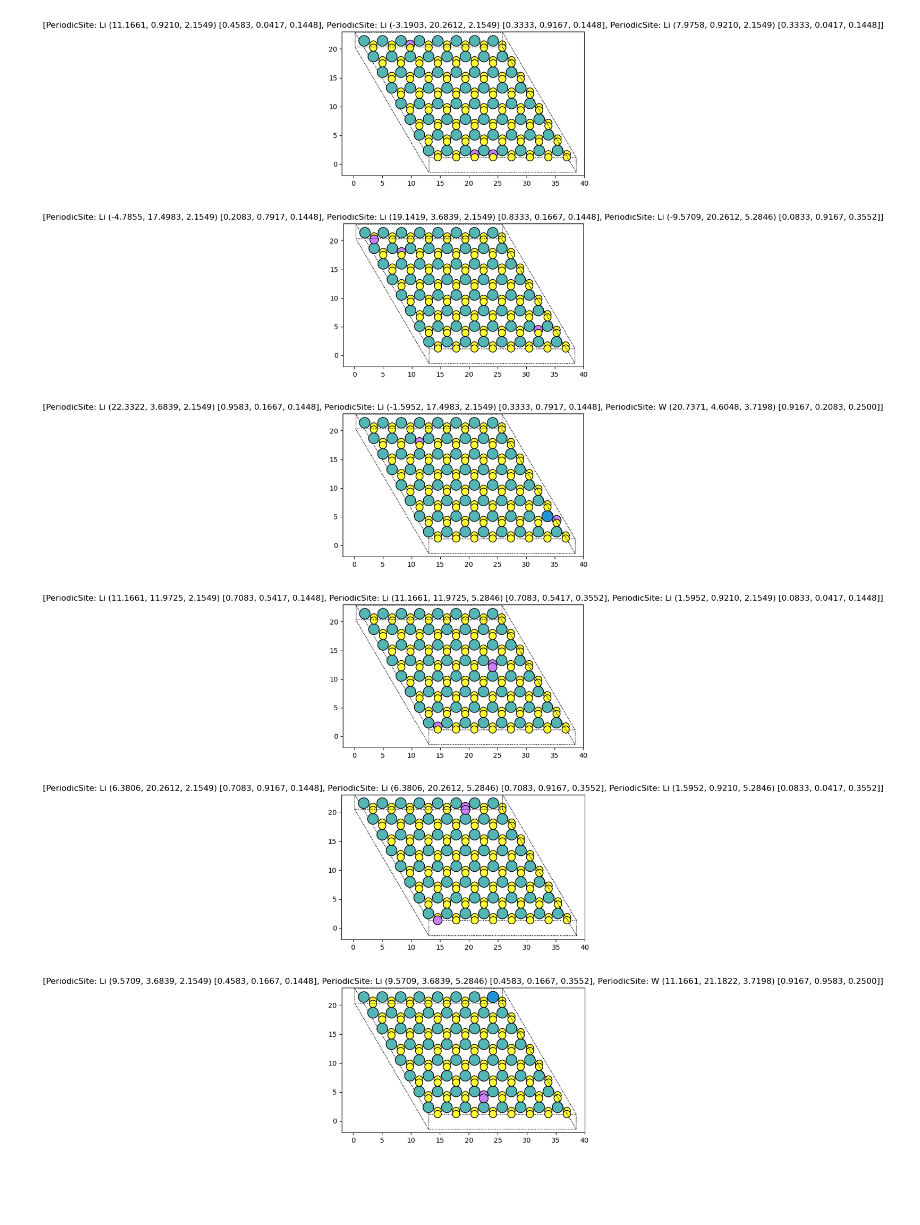
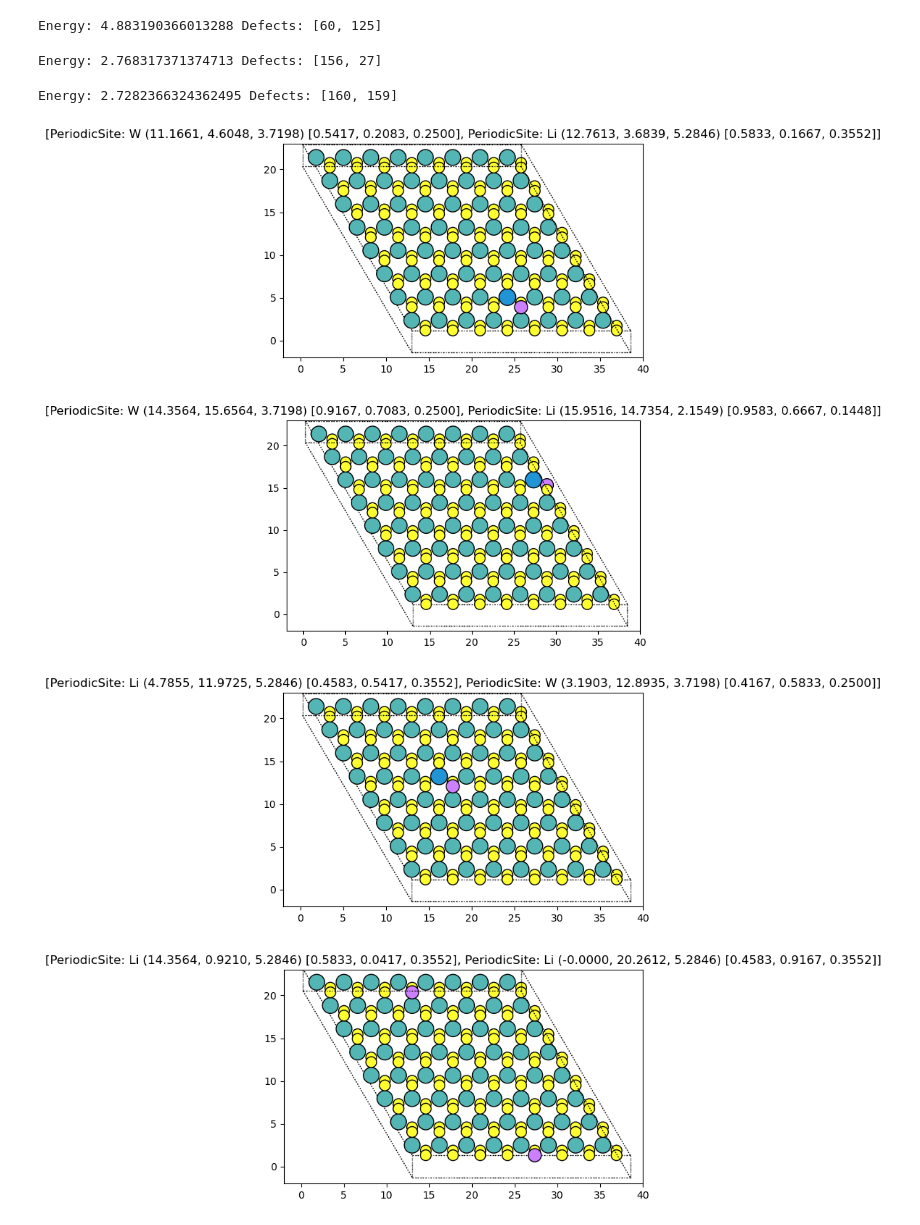
Before and after one commit to AndreyLebedinskiy/symbolic-regression-for-2d-materials, a Jupyter notebook: Get_coords.ipynb, the cells around one changed output. Drawn from its saved outputs; the diff is of its cells as text; code cells hidden in the pictures; blank space fills up the shorter version.

```diff
--- a/Get_coords.ipynb
+++ b/Get_coords.ipynb
@@ -154,14 +135,40 @@ def threeDefects(energy, dataBegin, elements):
+# %%
+def applyDefects(current_e, defects):
+
+    emptySructure = pd.read_pickle('emptydata.pkl')
+    emptySructure = emptySructure.iloc[0]
+    emptySructure.defect_representation.clear()
+
+    print("Energy:", current_e, "Defects:", defects)
+    for i in range(len(defects)):
+        if defects[i] < 64:
+            emptySructure.initial_structure.replace(defects[i], Element('W'))
+        else:
+            emptySructure.initial_structure.replace(defects[i], Element('Li'))
+        emptySructure.defect_representation.append(emptySructure.initial_structure[defects[i]].species,
+                                                   emptySructure.initial_structure[defects[i]].frac_coords)
+    return emptySructure
 # %%
 dataBegin = pd.read_pickle('emptydata.pkl')
 dataBegin = dataBegin.iloc[0]
 dataBegin.defect_representation.clear()
 
-energy = float(input())  #expected energy
-number_of_defects = int(input()) #amount of defects used
-elements = ['l1S','l2S','Mo']
+elements = ['l1S','l2S','Mo'] #l1S, l2S - S vacancies from lower and higher lvls respectfuly
+
+energy = float(input("Expected formation energy: "))
+number_of_defects = int(input("Number of defects: "))
+number_of_examples = int(input("How many examples: ")) #for 2 defects - < 9, for 3 - < 15
 
 if number_of_defects == 2:
-    twoDefects(energy, dataBegin, elements)
+    defects = twoDefects(energy, dataBegin, elements)
 elif number_of_defects == 3:
-    threeDefects(energy, dataBegin, elements)
+    defects = threeDefects(energy, dataBegin, elements)
+
+sortedDefects = sorted(defects, key=lambda x: (x[0] - energy)**2)
+
+allData = pd.DataFrame()
+for i in range(number_of_examples):
+    newData = applyDefects(sortedDefects[i][0], sortedDefects[i][1])
+    printStructure(newData)
+    allData = allData.append(newData)
 # %% [output]
@@ -185,6 +179,7 @@ Energy: 7.401537030377211 Defects: [7, 184, 176]
+Energy: 4.883190366013288 Defects: [60, 125]
+Energy: 2.768317371374713 Defects: [156, 27]
+Energy: 2.7282366324362495 Defects: [160, 159]
-[figure, old version]
+[figure, new version]
-[figure, old version]
+[figure, new version]
-[figure, old version]
+[figure, new version]
-[figure, old version]
+[figure, new version]
-[figure, removed]
-[figure, removed]
```
Also changed, not shown: parts of 5 cells of this notebook.
